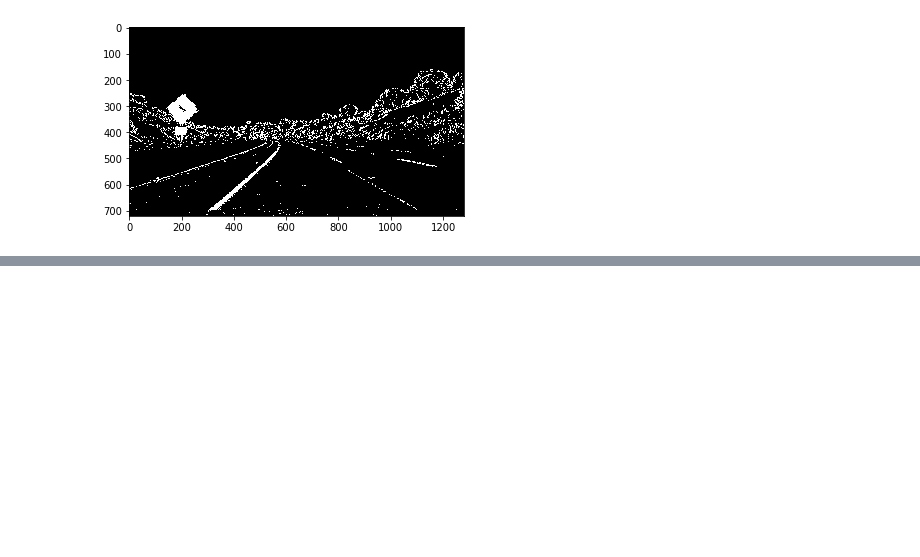
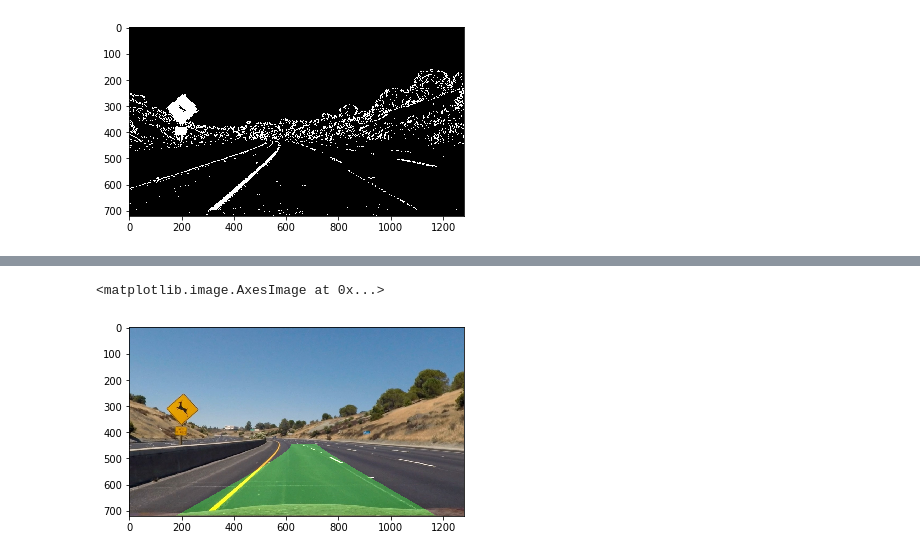
Before and after one commit to hackattendant/Lane-Detection-Python, a Jupyter notebook: Advanced-Lane-Lines.ipynb, the cells around one changed output, grey strips where cells are left out. Saved outputs shown, nothing was run; the diff lists cells and outputs as text; code cells hidden in the pictures; blank space fills up the shorter version.

```diff
--- a/Advanced-Lane-Lines.ipynb
+++ b/Advanced-Lane-Lines.ipynb
@@ -446,0 +594,14 @@ plt.savefig("output_images/lanefindTest6.jpg")
+# %%
+def process_img(img):
+    undist1, mtx, dist  = cal_undistort(img, objpoints, imgpoints)
+    threshed1 = threshold(undist1)
+    warped_binary1 = warp(threshed1)
+    lanes_found = find_lanes(warped_binary1)
+    return lanes_found
+# %%
+test_image_final = mpimg.imread('test_images/test6.jpg')
+test = process_img(test_image_final)
+plt.imshow(test)
+# %% [output]
+<matplotlib.image.AxesImage at 0x...>
+[figure, added]
```
Also changed, not shown: parts of 6 cells of this notebook, 1 other file.
